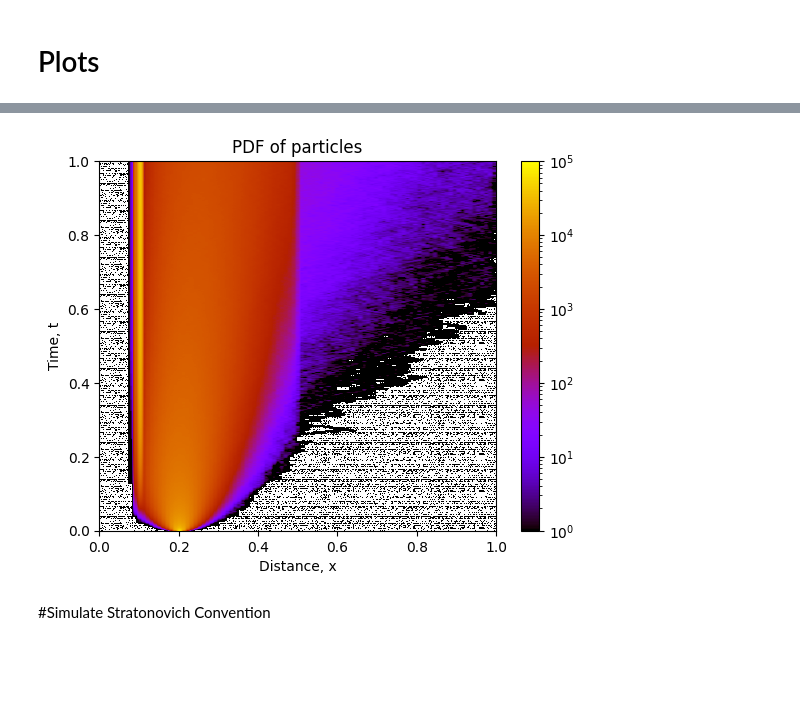
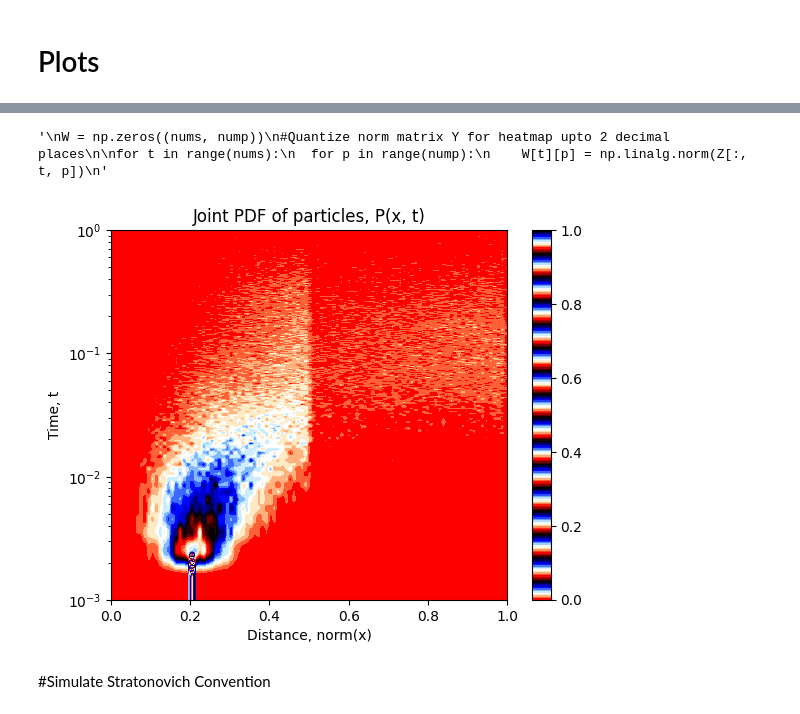
Before and after one commit to shreeganeshasharma/ParticleSimulations, a Jupyter notebook: 2DWithPores.ipynb, the cells around one changed output, grey strips where cells are left out. Cells and saved outputs as stored; diff of their text form; code cells hidden in the pictures; blank space fills up the shorter version.

```diff
--- a/2DWithPores.ipynb
+++ b/2DWithPores.ipynb
@@ -5,6 +8,12 @@
 # %% [markdown]
 # Initialization
 # %%
+"""
+Aim : To simulate distribution of mean first passage times in 2D Heterogeneous media with pores
+Source : https://journals.aps.org/prl/abstract/10.1103/PhysRevLett.115.240601
+Author : Shree Ganesha Sharma.M.S
+Date : 25-July-2023
+"""
 #necessary libraries
 import time
 import math
@@ -13,18 +22,18 @@ from scipy.stats import bernoulli
 import matplotlib.pyplot as plt
 
 #Brownian motion parameters
-#Dimensions - 1, 2 or 3
+#Dimensions - 2, 3 or higher
 dim = 1
 #Time step
 dt = 0.001
 #Number of steps
 nums = 1000
 #Number of particles
-nump = 100000
+nump = 1000
 #Radius of the inner ball, reflecting boundary with pores
-R1 = 5
+R1 = 0.5
 #Radius of the outer ball, completely reflecting boundary
-R2 = 10
+R2 = 1
 #Diffusivity of inner medium
 D1 = 1
 #Diffusivity of outer medium
@@ -51,9 +60,9 @@ dX1s = np.sqrt(2*D1*dt)*Eps
 dX2s = np.sqrt(2*D2*dt)*Eps
 
 #nump particles starting at init
-Init1D = np.tile(np.array([2]), nump)
-Init2D = np.tile(np.array([[2], [0]]), nump)
-Init3D = np.tile(np.array([[2], [0], [0]]), nump)
+Init1D = np.tile(np.array([.2]), nump)
+Init2D = np.tile(np.array([[.2], [0]]), nump)
+Init3D = np.tile(np.array([[.2], [0], [0]]), nump)
 
 """Initialize X[:, 0] here
 Initialize counts for t=0"""
@@ -173,38 +272,55 @@ Mean First Passage Time =  423.55944641132925
 # %%
-#https://note.nkmk.me/en/python-numpy-count/
-
 gridX = 100
+gridT = nums
 pos = np.round(np.linspace(0, 1, gridX + 1), 2)
-gridT = nums
 tim = np.linspace(0, gridT, gridT+1)
-#Heatmap matrix for 1d
 PDF1D = np.zeros((gridT, gridX+1))
 
-#Quantize norm matrix Y for heatmap upto 2 decimal places
-Z = np.round(Y/R2, 2)
+#Derive a heatmap of the particles
+#Find the norm of particles at each time step
+Z = np.linalg.norm(Y/R2, axis=0)
 
-if dim == 1:
-  for t in range(nums):
-    #position of all particles at time t
-    for p in range(len(pos)):
-      PDF1D[t][p] = len(np.where(Z[0, t, :] == pos[p])[0])
-"""How to normalize the matrix PDF1D?
-Divide by maximum or row sum or col sum"""
+#Quantize it to 2 ( = log10(gridX)) decimal places as grix X is with such precision
+Z = np.round(Z, 2)
 
+for t in range(nums):
+#position of all particles at time t
+  for p in range(len(pos)):
+    PDF1D[t][p] = np.count_nonzero(Z[t, :] == pos[p])
 
 #Plot the heatmap of pdf
-plt.title("PDF of particles")
+plt.title("Joint PDF of particles, P(x, t)")
 #PDF1D is a 2D matrix with (0,0)th element on top left. Fip vertically
-plt.imshow(np.flipud(PDF1D), extent = [0, 1, 0, 1], cmap= "gnuplot", aspect = "auto", norm="log")
-#plt.imshow(np.flipud(PDF1D), extent = [0, 1, 0, 1], cmap= "gnuplot", aspect = "auto", norm="log", vmin=0.001, vmax=1000)
-plt.xlabel("Distance, x")
+plt.yscale('log')
+plt.imshow(np.flipud(PDF1D/nump), cmap = 'flag', extent = [0, 1, dt, dt*nums], aspect = "auto")
+plt.xlabel("Distance, norm(x)")
 plt.ylabel("Time, t")
 plt.colorbar()
-plt.savefig('/content/drive/MyDrive/Images/Heat_Ito_1_10.png')
-#https://stackoverflow.com/questions/2546475/how-can-i-draw-a-log-normalized-imshow-plot-with-a-colorbar-representing-the-raw
-#Which colormap facilitates distinction?
+
+#print(Z)
+"""Here ALSO it matters if I set a hitting particle to -1 or stick it there norm of hit particles is 1.41"""
+
+"""
+W = np.zeros((nums, nump))
+#Quantize norm matrix Y for heatmap upto 2 decimal places
+
+for t in range(nums):
+  for p in range(nump):
+    W[t][p] = np.linalg.norm(Z[:, t, p])
+"""
+#print(Z)
+#print(Z.shape)
+#print(Z[0,:,:])
+#print(Z[:, 0, :])
+#print(np.linalg.norm(Z[:, 1, :], axis=0))
+#print(np.linalg.norm(Z[:, 1, 0]))
+
+#W = np.linalg.norm(Z, axis=0)
+#print(W.shape)
+#print(W)
 # %% [output]
+'\nW = np.zeros((nums, nump))\n#Quantize norm matrix Y for heatmap upto 2 decimal places\n\nfor t in range(nums):\n  for p in range(nump):\n    W[t][p] = np.linalg.norm(Z[:, t, p])\n'
-[figure, old version]
+[figure, new version]
 # %% [markdown]
 #Simulate Stratonovich Convention
 # %%
```
Also changed, not shown: parts of 9 cells of this notebook.
